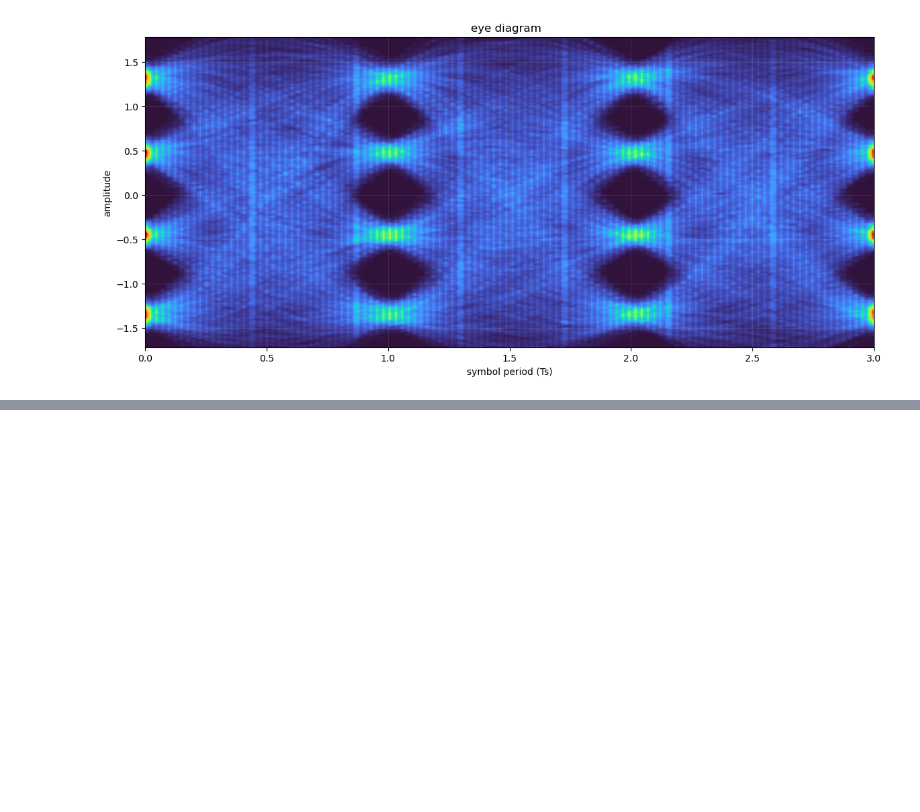
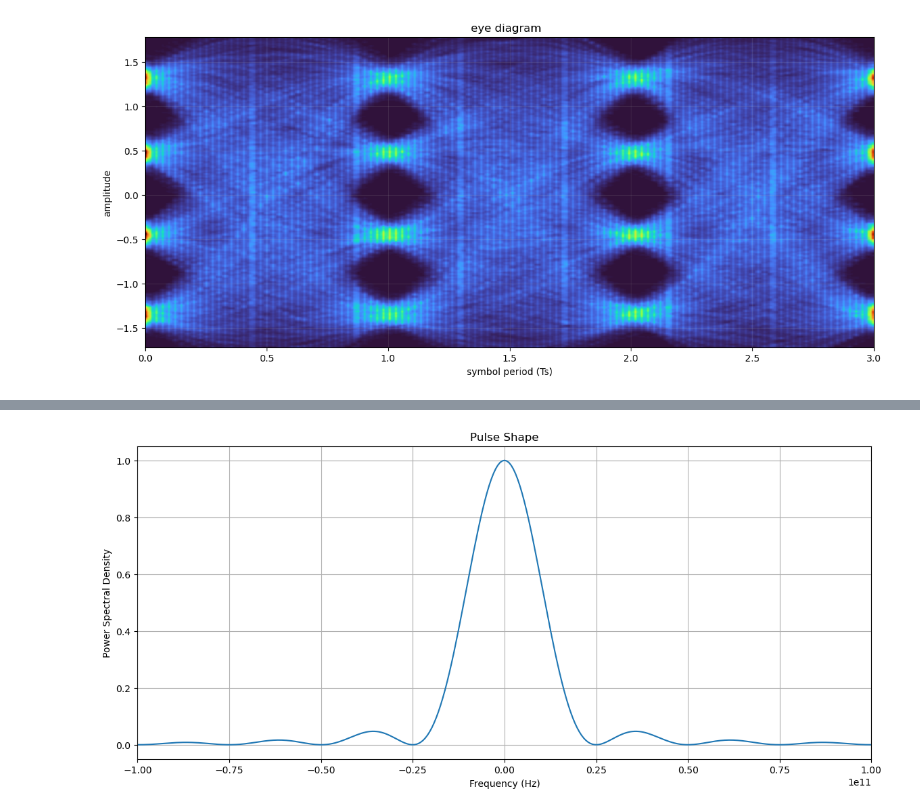
Before and after one commit to elmerfariass/Performance-Modeling-for-High-Capacity-IMDD-Systems, a Jupyter notebook: IMDD_Simulation/Section-II_Simulation.ipynb, the cells around one changed output, grey strips where cells are left out. Cells and saved outputs as stored; diff of their text form; code cells hidden in the pictures; blank space fills up the shorter version.

```diff
--- a/IMDD_Simulation/Section-II_Simulation.ipynb
+++ b/IMDD_Simulation/Section-II_Simulation.ipynb
@@ -466,0 +365,82 @@ BER Estimada (PAM-4): 0.00e+00
+# %%
+Rs = 25e9
+pTx_dBm = 0
+pTx_W = dBm2W(pTx_dBm)
+print(f"Potência de Transmissão: {pTx_W:.3f} W")
+ER = 10**(6/10)
+OMA = 0.78
+R = 1
+N0 = 2e-19
+RIN = -140
+M = 4
+Tb = 1/(Rs*2)
+
+SIM_N = 10000        # Equivalente a SIM.N
+SIM_fmax = 3e12      # Equivalente a SIM.fmax
+TX_Ts = 1 / 25e9
+
+f = np.linspace(-SIM_fmax, SIM_fmax, SIM_N + 1)
+
+# 2. Equivalente a: f_int = linspace(-1/(2*TX.Ts), 1/(2*TX.Ts), SIM.N)
+# Aqui usamos o Nyquist para definir a banda de integração da fórmula de Fischer
+f_int = np.linspace(-1 / (2 * TX_Ts), 1 / (2 * TX_Ts), SIM_N)
+OMA_outer = 2*pTx_W*((ER-1)/(ER+1))
+OMA_Outer_dBm = 10*np.log10(OMA_outer/1e-3)
+print(f"OMA Outer: {OMA_outer:.3f} W")
+print(f"OMA Outer (dBm): {OMA_Outer_dBm:.3f} dBm")
+
+niveis_pam = np.linspace(-1, 1, M)
+Ps2 = pTx_W + niveis_pam * (OMA_outer / 2)
+pTx_mean_squared = np.mean(Ps2**2)
+
+Pulse = np.sinc(2 * Tb * f)
+plt.plot(f, np.abs(Pulse)**2)
+plt.xlabel('Frequency (Hz)')
+plt.ylabel('Power Spectral Density')
+plt.title('Pulse Shape')
+plt.grid(True)
+plt.xlim(-1e11, 1e11)
+plt.show()
+
+superGauss_response = superGauss(f, n=1, B_3dB=0.4*Rs)
+plt.plot(f, np.abs(superGauss_response)**2)
+plt.xlabel('Frequency (Hz)')
+plt.ylabel('Power Spectral Density')
+plt.title('Super-Gaussian Response')
+plt.grid(True)
+plt.xlim(-1e11, 1e11)
+plt.show()
+
+S_RIN = calc_S_RIN(pTx_mean_squared, RIN, f)
+S_th = calc_S_th(N0, f)
+S_shot = calc_S_shot(pTx_W, R, 1, 1, f)
+
+SuperGauss_response = superGauss(f, n=1, B_3dB=0.4*Rs)
+superGaussSquared = np.abs(SuperGauss_response)**2
+
+S_N_total = calc_S_N_temp(S_RIN, S_shot, S_th, superGaussSquared)
+S_N_f = get_spectral_snr(f, OMA_outer, Rs, Pulse, SuperGauss_response, S_N_total)
+SNR_folded = SNR_Folding(S_N_f, f, mu=2, Rs=Rs)
+
+SNR_folded_dB = 10 * np.log10(np.abs(SNR_folded))
+SNR_f_interp_dB = np.interp(f_int, f, SNR_folded_dB)
+SNR_f_Nyquist = 10**(SNR_f_interp_dB / 10)  # Volta para escala linear
+
+# 7. Integrais de Fischer (FFE / DFE) usando np.trapezoid
+# FFE
+SNR_int_ffe = np.trapezoid(1 / (SNR_f_Nyquist + 1), x=f_int)
+SNR_FFE_dB = 10 * np.log10(1 / (TX_Ts * SNR_int_ffe) - 1)
+SNR_FFE_linear = 10**(SNR_FFE_dB / 10)
+
+# DFE
+SNR_int_dfe = np.trapezoid(np.log(SNR_f_Nyquist + 1), x=f_int)
+SNR_DFE_dB = 10 * np.log10(np.exp(TX_Ts * SNR_int_dfe) - 1)
+SNR_DFE_linear = 10**(SNR_DFE_dB / 10)
+
+# 8. Estimativa Global de BER (Para fins de comparação rápida)
+BER_FFE_global = ber_from_snr_m_pam(SNR_FFE_linear, M)
+BER_DFE_global = ber_from_snr_m_pam(SNR_DFE_linear, M)
+
+print(f"SNR FFE: {SNR_FFE_dB:.2f} dB | BER FFE: {BER_FFE_global:.3e}")
+print(f"SNR DFE: {SNR_DFE_dB:.2f} dB | BER DFE: {BER_DFE_global:.3e}")
+# %% [output]
@@ -466,0 +450 @@ BER Estimada (PAM-4): 0.00e+00
+[figure, added]
```
Also changed, not shown: parts of 3 cells of this notebook.
